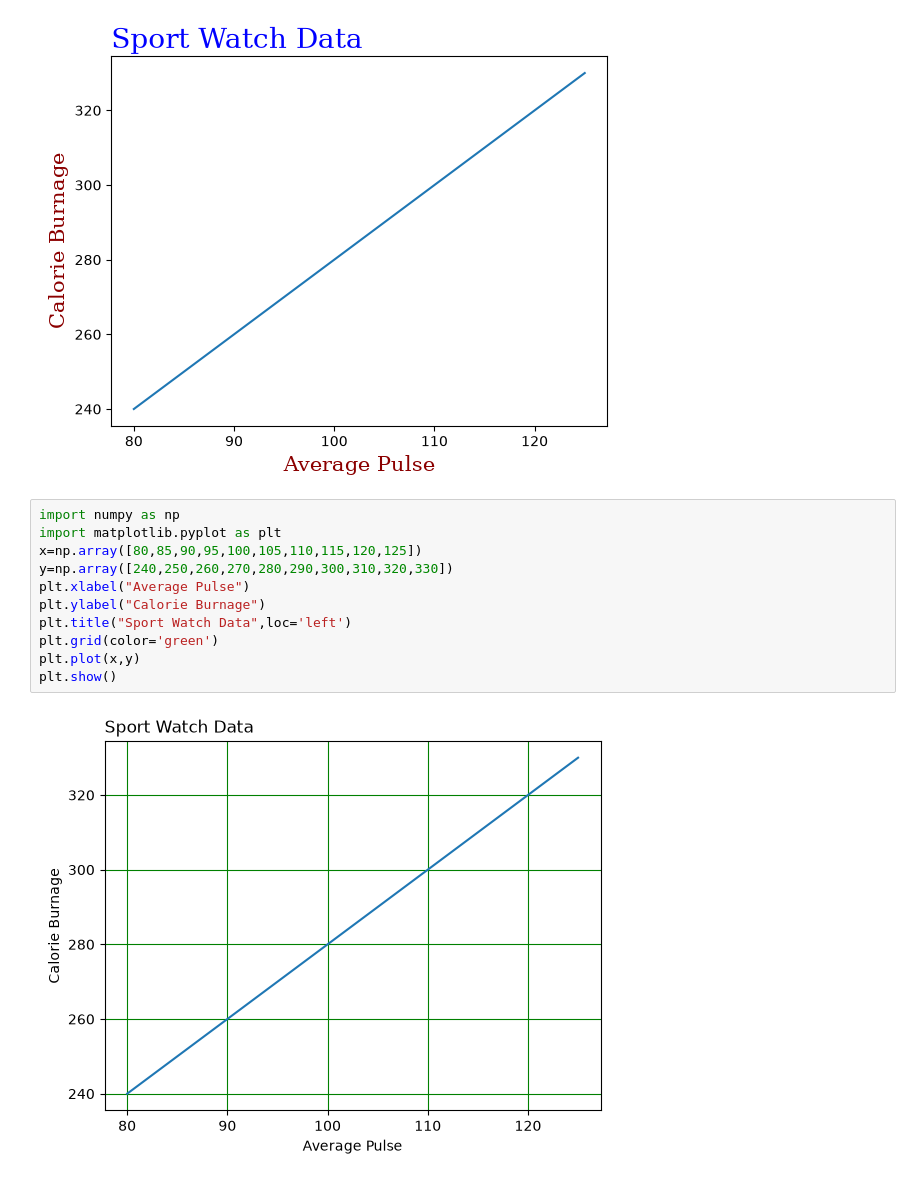
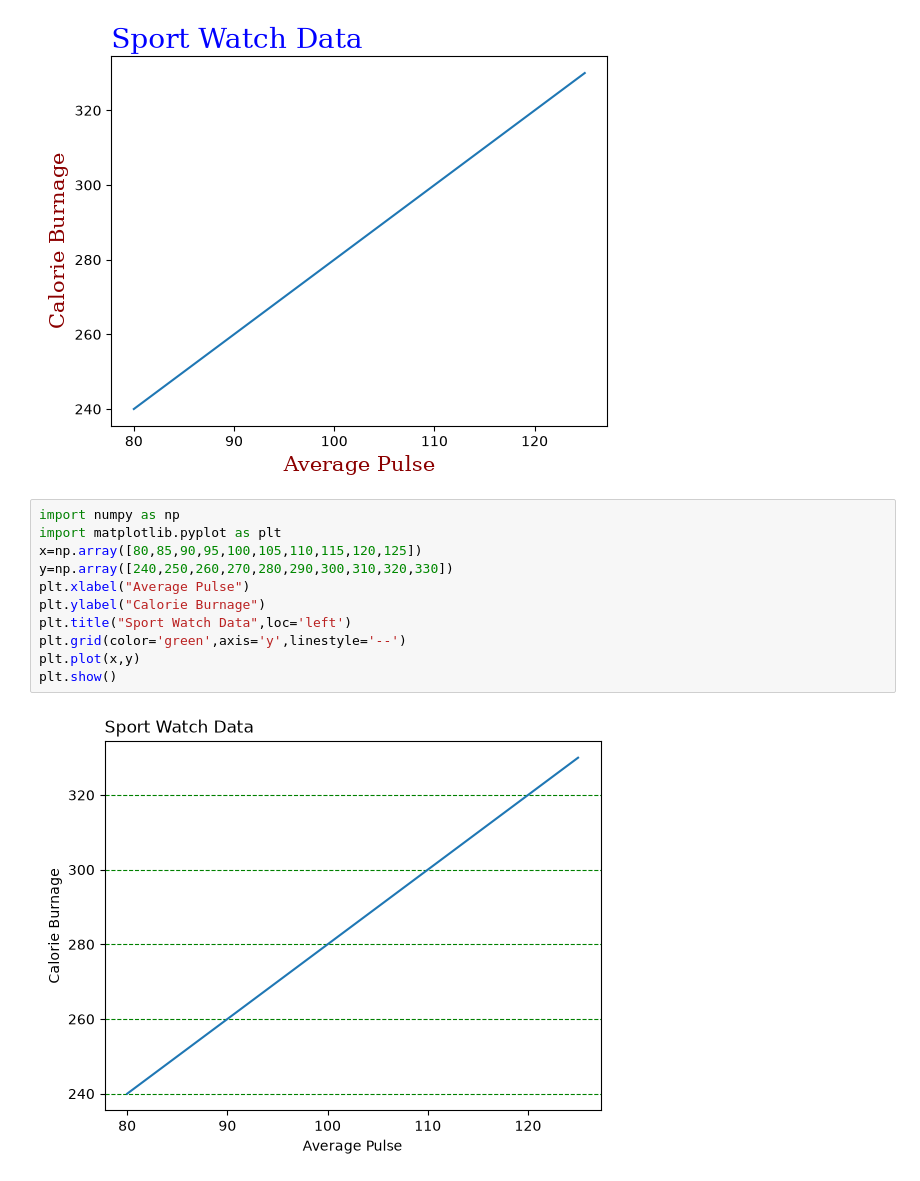
Before and after one commit to Bhushangcoe/python9batch, a Jupyter notebook: newpython.ipynb, the cells around one changed output. Drawn from its saved outputs; the diff is of its cells as text.

```diff
--- a/newpython.ipynb
+++ b/newpython.ipynb
@@ -124,13 +124,13 @@ plt.show()
 # %%
 import numpy as np
 import matplotlib.pyplot as plt
 x=np.array([80,85,90,95,100,105,110,115,120,125])
 y=np.array([240,250,260,270,280,290,300,310,320,330])
 plt.xlabel("Average Pulse")
 plt.ylabel("Calorie Burnage")
 plt.title("Sport Watch Data",loc='left')
-plt.grid(color='green')
+plt.grid(color='green',axis='y',linestyle='--')
 plt.plot(x,y)
 plt.show()
 # %% [output]
-[figure, old version]
+[figure, new version]
```
Also changed, not shown: parts of 18 cells of this notebook.
